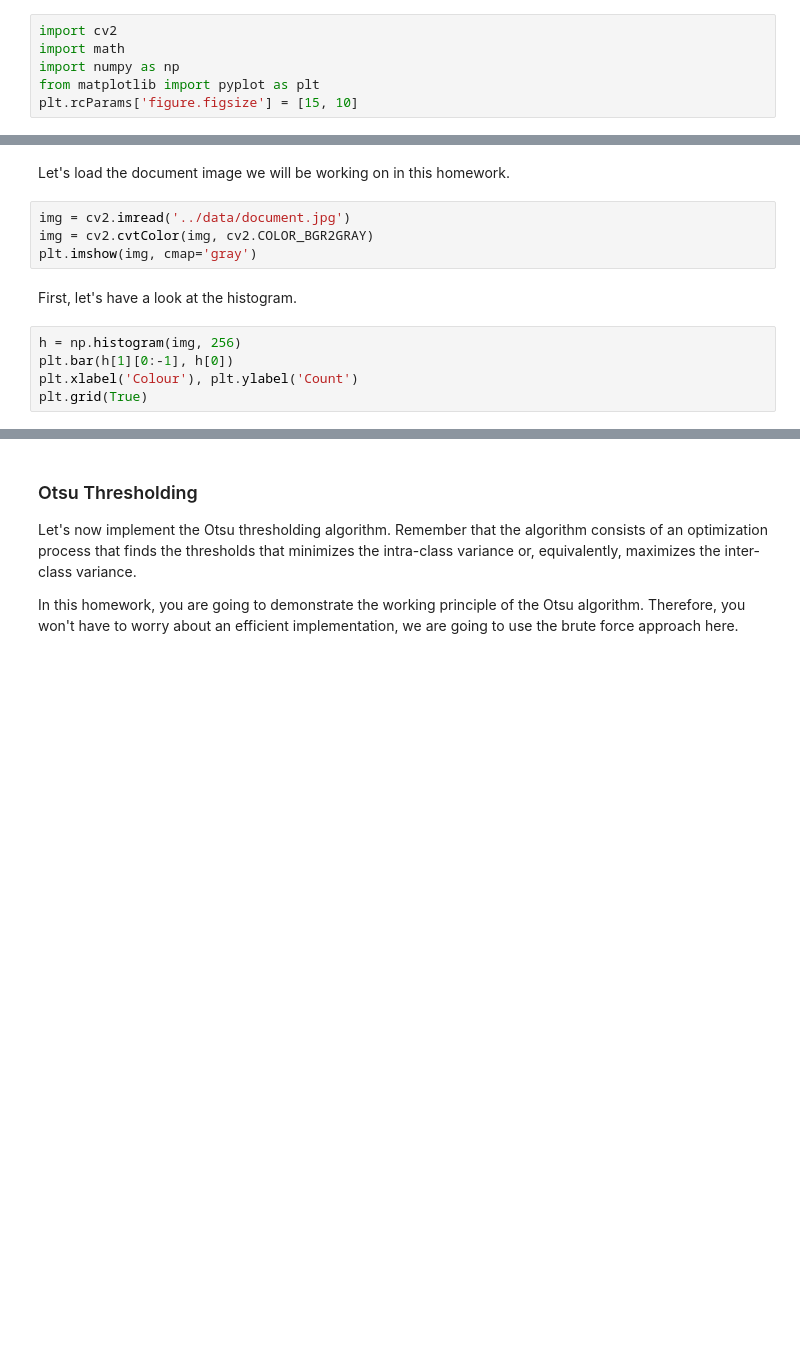
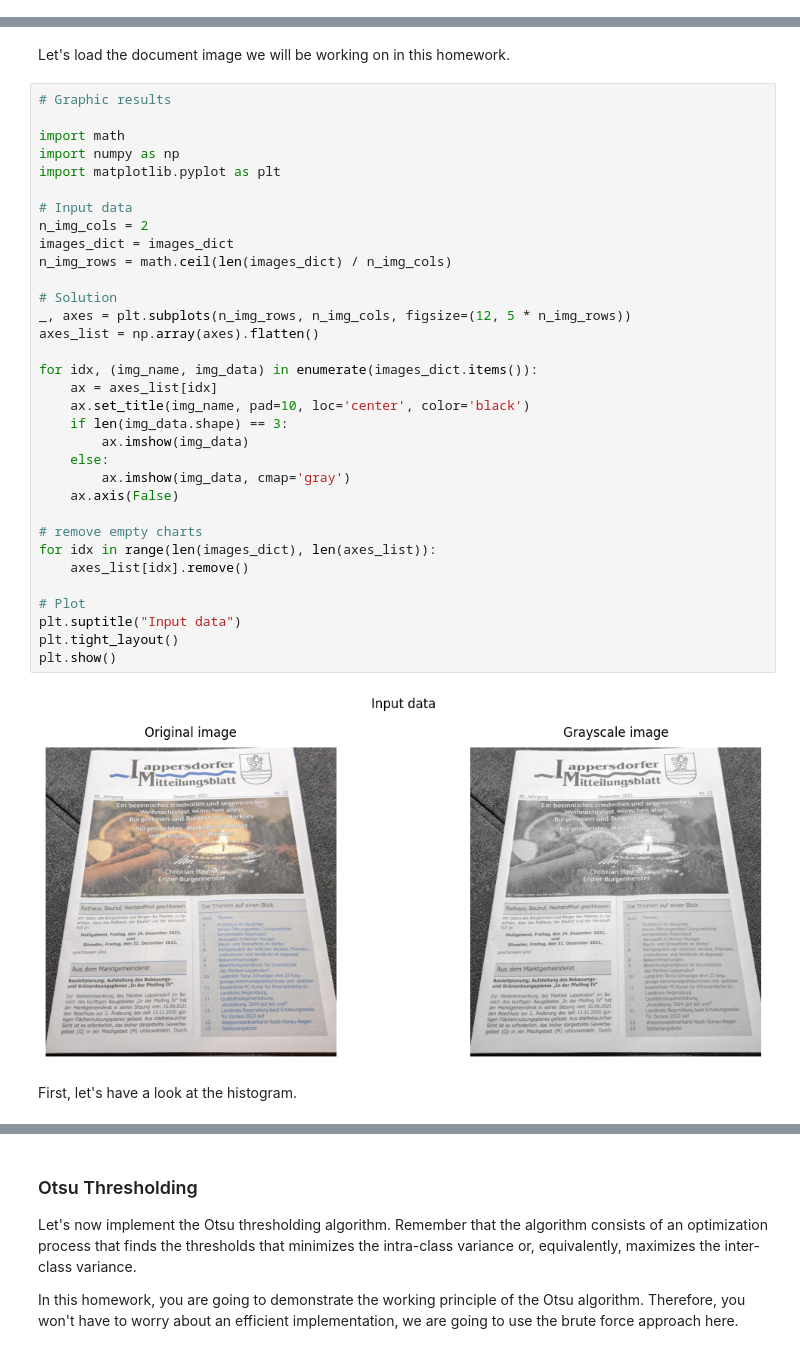
Before and after one commit to BogdanPinchuk/ComputerVision-PBY_HW8, a Jupyter notebook: Bohdan_Pinchuk_CV_HW8.ipynb, the cells around one changed output, grey strips where cells are left out. Drawn from its saved outputs; the diff is of its cells as text; blank space fills up the shorter version.

Commit message:
[Homework8] - loaded images and provide histogram

```diff
--- a/Bohdan_Pinchuk_CV_HW8.ipynb
+++ b/Bohdan_Pinchuk_CV_HW8.ipynb
@@ -82,6 +85,0 @@ warning: You appear to have cloned an empty repository.
-# %%
-import cv2
-import math
-import numpy as np
-from matplotlib import pyplot as plt
-plt.rcParams['figure.figsize'] = [15, 10]
@@ -88,13 +127,39 @@ plt.rcParams['figure.figsize'] = [15, 10]
 # %% [markdown]
 Let's load the document image we will be working on in this homework.
-# %%
-img = cv2.imread('../data/document.jpg')
-img = cv2.cvtColor(img, cv2.COLOR_BGR2GRAY)
-plt.imshow(img, cmap='gray')
+# %%
+# Graphic results
+
+import math
+import numpy as np
+import matplotlib.pyplot as plt
+
+# Input data
+n_img_cols = 2
+images_dict = images_dict
+n_img_rows = math.ceil(len(images_dict) / n_img_cols)
+
+# Solution
+_, axes = plt.subplots(n_img_rows, n_img_cols, figsize=(12, 5 * n_img_rows))
+axes_list = np.array(axes).flatten()
+
+for idx, (img_name, img_data) in enumerate(images_dict.items()):
+    ax = axes_list[idx]
+    ax.set_title(img_name, pad=10, loc='center', color='black')
+    if len(img_data.shape) == 3:
+        ax.imshow(img_data)
+    else:
+        ax.imshow(img_data, cmap='gray')
+    ax.axis(False)
+
+# remove empty charts
+for idx in range(len(images_dict), len(axes_list)):
+    axes_list[idx].remove()
+
+# Plot
+plt.suptitle("Input data")
+plt.tight_layout()
+plt.show()
+# %% [output]
+[figure, added]
 # %% [markdown]
 First, let's have a look at the histogram.
-# %%
-h = np.histogram(img, 256)
-plt.bar(h[1][0:-1], h[0])
-plt.xlabel('Colour'), plt.ylabel('Count')
-plt.grid(True)
```
Also changed, not shown: parts of 3 cells of this notebook, 1 other file.
